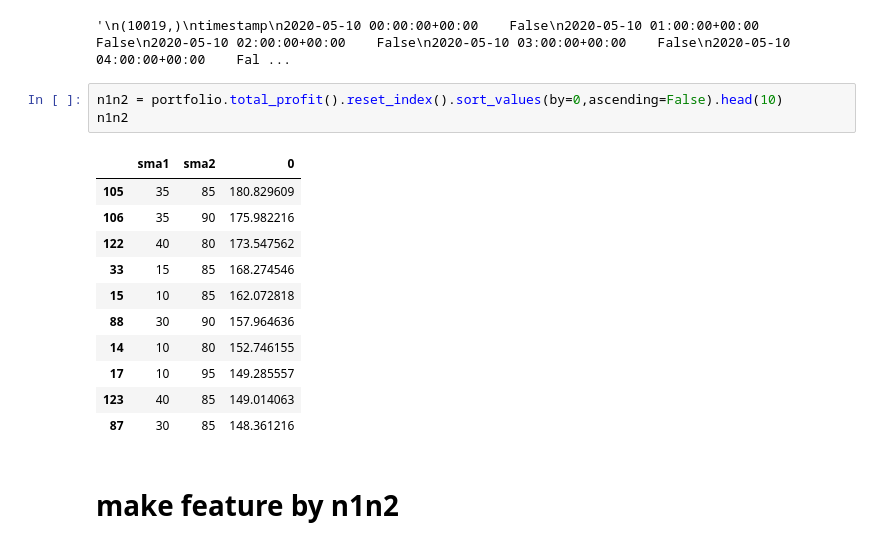
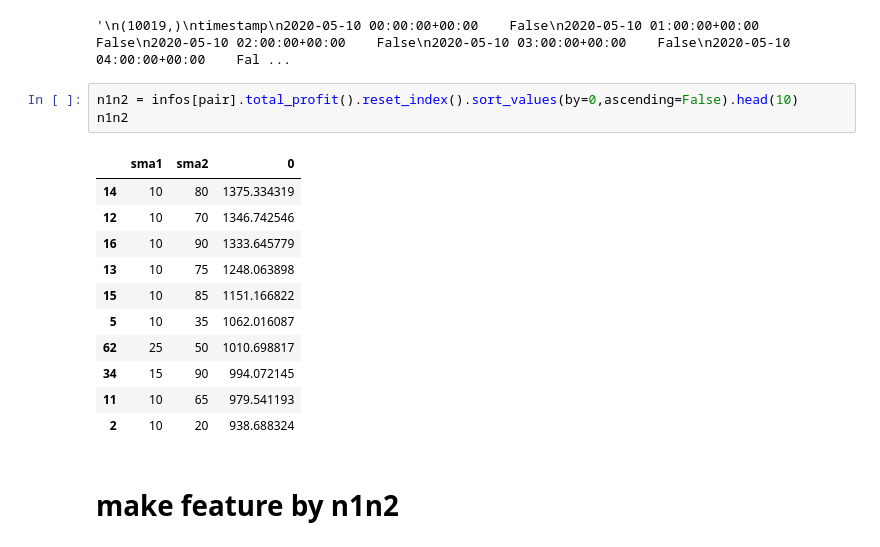
Before and after one commit to skywalker0803r/crypto, a Jupyter notebook: 均線策略結合強化學習優化交易機器人.ipynb, the cells around one changed output. Drawn from its saved outputs; the diff is of its cells as text.

```diff
--- a/均線策略結合強化學習優化交易機器人.ipynb
+++ b/均線策略結合強化學習優化交易機器人.ipynb
@@ -105,20 +105,20 @@ Name: close, Length: 10019, dtype: bool
 # %% [output]
 '\n(10019,)\ntimestamp\n2020-05-10 00:00:00+00:00    False\n2020-05-10 01:00:00+00:00    False\n2020-05-10 02:00:00+00:00    False\n2020-05-10 03:00:00+00:00    False\n2020-05-10 04:00:00+00:00    Fal ...
 # %%
-n1n2 = portfolio.total_profit().reset_index().sort_values(by=0,ascending=False).head(10)
+n1n2 = infos[pair].total_profit().reset_index().sort_values(by=0,ascending=False).head(10)
 n1n2
 # %% [output]
 |  | sma1 | sma2 | 0 |
-| 105 | 35 | 85 | 180.829609 |
-| 106 | 35 | 90 | 175.982216 |
-| 122 | 40 | 80 | 173.547562 |
-| 33 | 15 | 85 | 168.274546 |
-| 15 | 10 | 85 | 162.072818 |
-| 88 | 30 | 90 | 157.964636 |
-| 14 | 10 | 80 | 152.746155 |
-| 17 | 10 | 95 | 149.285557 |
-| 123 | 40 | 85 | 149.014063 |
-| 87 | 30 | 85 | 148.361216 |
+| 14 | 10 | 80 | 1375.334319 |
+| 12 | 10 | 70 | 1346.742546 |
+| 16 | 10 | 90 | 1333.645779 |
+| 13 | 10 | 75 | 1248.063898 |
+| 15 | 10 | 85 | 1151.166822 |
+| 5 | 10 | 35 | 1062.016087 |
+| 62 | 25 | 50 | 1010.698817 |
+| 34 | 15 | 90 | 994.072145 |
+| 11 | 10 | 65 | 979.541193 |
+| 2 | 10 | 20 | 938.688324 |
 # %% [markdown]
 # make feature by n1n2
 # %%
```
Also changed, not shown: parts of 14 cells of this notebook.
